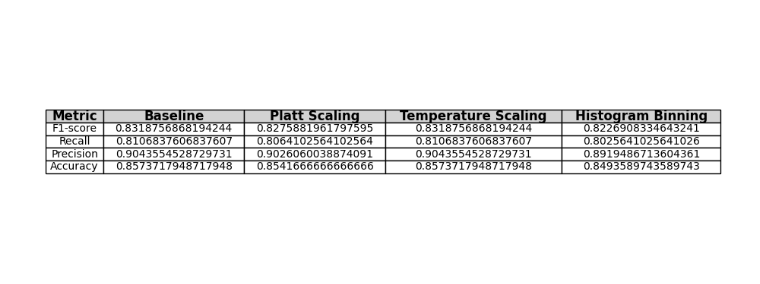
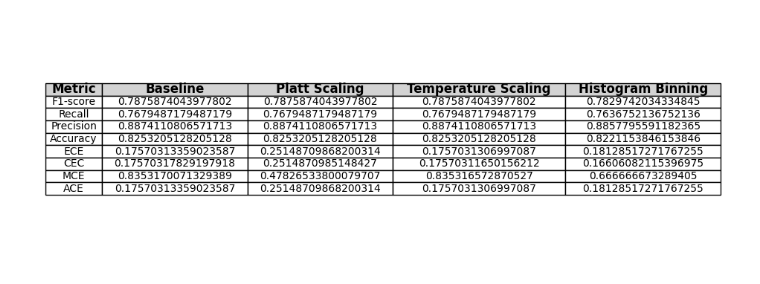
Before and after one commit to michaelihrler/ModelCalibrationDeepLearning, a Jupyter notebook: calibration_notebook.ipynb, the cells around one changed output. Saved outputs shown, nothing was run; the diff lists cells and outputs as text; code cells hidden in the pictures.

```diff
--- a/calibration_notebook.ipynb
+++ b/calibration_notebook.ipynb
@@ -6,11 +8,11 @@ from sklearn.metrics import precision_score, recall_score, f1_score, accuracy_sc
 from plot_utils import plot_multiclass_calibration_curve
 # %%
 train_val_split_ratio = 0.8
-batch_size = 32
+batch_size = 64
 learning_rate = 1e-4
 patience_early_stopping = 15
 patience_reduce_learning_rate = 4
-weight_decay = 1e-4 #TODO
+weight_decay = 1e-3
 momentum = 0.9
 epochs = 300
 train_dir = "chest_xray/train"
@@ -20,7 +22,6 @@ model = Model(learning_rate=learning_rate, batch_size=batch_size, patience_early
               patience_reduce_learning_rate=patience_reduce_learning_rate, train_dir=train_dir,
               weight_decay=weight_decay, momentum=momentum, test_dir=test_dir,
               train_val_split_ratio=train_val_split_ratio)
-
 plot_histogram_balance_of_dataset(train_dir, "class distribution in train-dataset")
 plot_histogram_balance_of_dataset(test_dir, "class distribution in test-dataset")
 # %% [output]
@@ -74,9 +77,11 @@ model.optimize_histogram_binning()
 # %%
 predicted_labels_platt_scaling, confidence_platt_scaling = model.evaluate_with_platt_scaling(logits_baseline)
 
-predicted_labels_temperature_scaling, confidence_temperature_scaling = model.evaluate_with_temperature_scaling(logits_baseline)
+predicted_labels_temperature_scaling, confidence_temperature_scaling = model.evaluate_with_temperature_scaling(
+    logits_baseline)
 
-predicted_labels_histogram_binning, confidence_histogram_binning= model.evaluate_with_histogram_binning(confidence_baseline)
+predicted_labels_histogram_binning, confidence_histogram_binning = model.evaluate_with_histogram_binning(
+    confidence_baseline)
 # %%
 plot_confusion_matrix(true_labels=true_labels,
                       predicted_labels=predicted_labels_baseline,
@@ -101,41 +106,57 @@ plot_confusion_matrix(true_labels=true_labels,
 # %%
 results = {
-    "Metric": ["F1-score", "Recall", "Precision", "Accuracy"],
+    "Metric": ["F1-score", "Recall", "Precision", "Accuracy", "ECE", "CEC", "MCE", "ACE"],
     "Baseline": [
         f1_score(true_labels, predicted_labels_baseline, average='macro', zero_division=0),
         recall_score(true_labels, predicted_labels_baseline, average='macro', zero_division=0),
         precision_score(true_labels, predicted_labels_baseline, average='macro', zero_division=0),
         accuracy_score(true_labels, predicted_labels_baseline),
+        calculate_ece(true_labels, confidence_baseline[:, 1]),
+        calculate_cece(true_labels, confidence_baseline),
+        calculate_mce(true_labels, confidence_baseline[:, 1]),
+        calculate_ace(true_labels, confidence_baseline[:, 1])
     ],
     "Platt Scaling": [
         f1_score(true_labels, predicted_labels_platt_scaling, average='macro', zero_division=0),
         recall_score(true_labels, predicted_labels_platt_scaling, average='macro', zero_division=0),
         precision_score(true_labels, predicted_labels_platt_scaling, average='macro', zero_division=0),
         accuracy_score(true_labels, predicted_labels_platt_scaling),
+        calculate_ece(true_labels, confidence_platt_scaling[:, 1]),
+        calculate_cece(true_labels, confidence_platt_scaling),
+        calculate_mce(true_labels, confidence_platt_scaling[:, 1]),
+        calculate_ace(true_labels, confidence_platt_scaling[:, 1])
     ],
     "Temperature Scaling": [
         f1_score(true_labels, predicted_labels_temperature_scaling, average='macro',
                  zero_division=0),
         recall_score(true_labels, predicted_labels_temperature_scaling, average='macro',
                      zero_division=0),
         precision_score(true_labels, predicted_labels_temperature_scaling, average='macro',
                         zero_division=0),
         accuracy_score(true_labels, predicted_labels_temperature_scaling),
+        calculate_ece(true_labels, confidence_temperature_scaling[:, 1]),
+        calculate_cece(true_labels, confidence_temperature_scaling),
+        calculate_mce(true_labels, confidence_temperature_scaling[:, 1]),
+        calculate_ace(true_labels, confidence_temperature_scaling[:, 1])
     ],
     "Histogram Binning": [
         f1_score(true_labels, predicted_labels_histogram_binning, average='macro',
                  zero_division=0),
         recall_score(true_labels, predicted_labels_histogram_binning, average='macro',
                      zero_division=0),
         precision_score(true_labels, predicted_labels_histogram_binning, average='macro',
                         zero_division=0),
         accuracy_score(true_labels, predicted_labels_histogram_binning),
+        calculate_ece(true_labels, confidence_histogram_binning[:, 1]),
+        calculate_cece(true_labels, confidence_histogram_binning),
+        calculate_mce(true_labels, confidence_histogram_binning[:, 1]),
+        calculate_ace(true_labels, confidence_histogram_binning[:, 1])
     ],
 }
 
 plot_metrics_table(results)
 # %% [output]
-[figure, old version]
+[figure, new version]
 # %%
 plot_multiclass_roc_auc(y_true=true_labels,
                         y_pred_proba=confidence_baseline,
```
Also changed, not shown: parts of 13 cells of this notebook, 3 other files.
